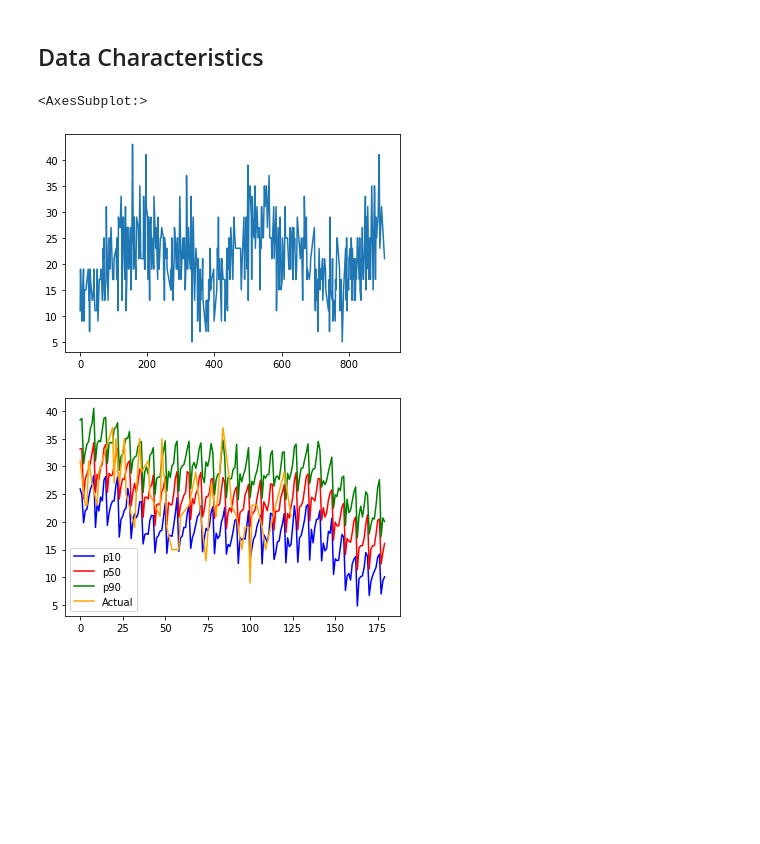
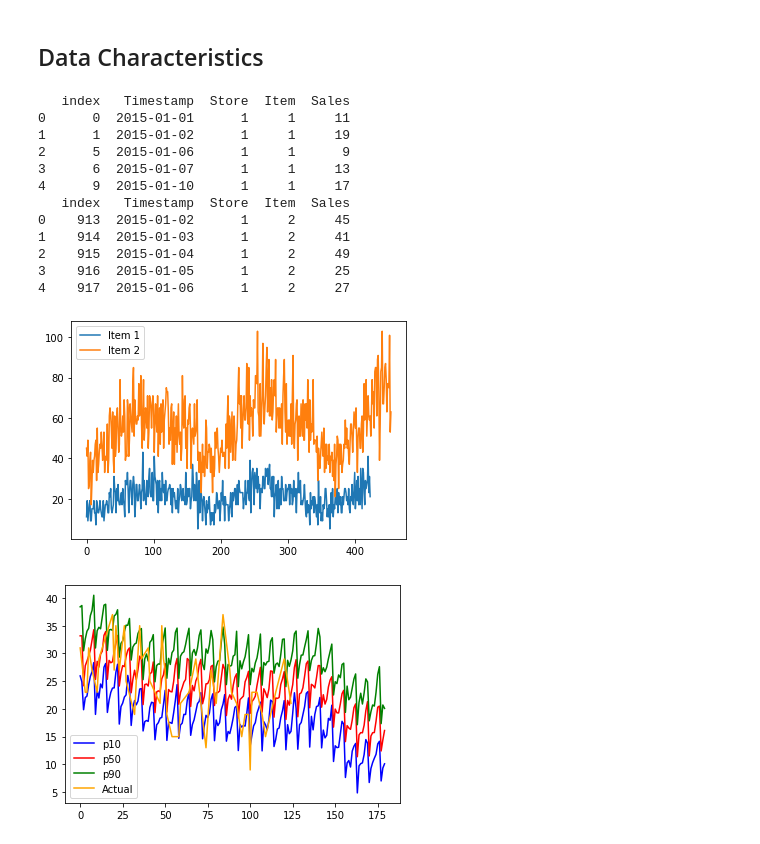
Before and after one commit to firdanirp/forecasting-ts, a Jupyter notebook: sales_data_chrachteristic_3_plotting_deepAr.ipynb, the cells around one changed output. Drawn from its saved outputs; the diff is of its cells as text; code cells hidden in the pictures; blank space fills up the shorter version.

```diff
--- a/sales_data_chrachteristic_3_plotting_deepAr.ipynb
+++ b/sales_data_chrachteristic_3_plotting_deepAr.ipynb
@@ -17,12 +17,32 @@ print(data_actual_1.shape)
 # %%
 data_training = pd.read_csv('HistoricalSalesandActive Inventory_3years_training_.csv', header=None)
 data_training.columns = ['Timestamp','Store','Item','Sales']
 data_training_1 = data_training[ (data_training['Store'] == 1) & (data_training['Item'] == 1) & (data_training['Sales'])]
+data_training_2 = data_training[ (data_training['Store'] == 1) & (data_training['Item'] == 2) & (data_training['Sales'])]
+data_training_1 = data_training_1.reset_index()
+data_training_2 = data_training_2.reset_index()
 
-data_training_1['Sales'].plot()
+print(data_training_1.head(5))
+print(data_training_2.head(5))
+
+plt.plot(data_training_1['Sales'], label='Item 1')
+plt.plot(data_training_2['Sales'], label='Item 2')
+plt.legend()
+plt.show()
 # %% [output]
-<AxesSubplot:>
+   index   Timestamp  Store  Item  Sales
+0      0  2015-01-01      1     1     11
+1      1  2015-01-02      1     1     19
+2      5  2015-01-06      1     1      9
+3      6  2015-01-07      1     1     13
+4      9  2015-01-10      1     1     17
+   index   Timestamp  Store  Item  Sales
+0    913  2015-01-02      1     2     45
+1    914  2015-01-03      1     2     41
+2    915  2015-01-04      1     2     49
+3    916  2015-01-05      1     2     25
+4    917  2015-01-06      1     2     27
-[figure, old version]
+[figure, new version]
 # %%
 # Historical Sales and Active Inventory
 data_p10 = pd.read_csv('deepAr/p10_result.csv')
```
